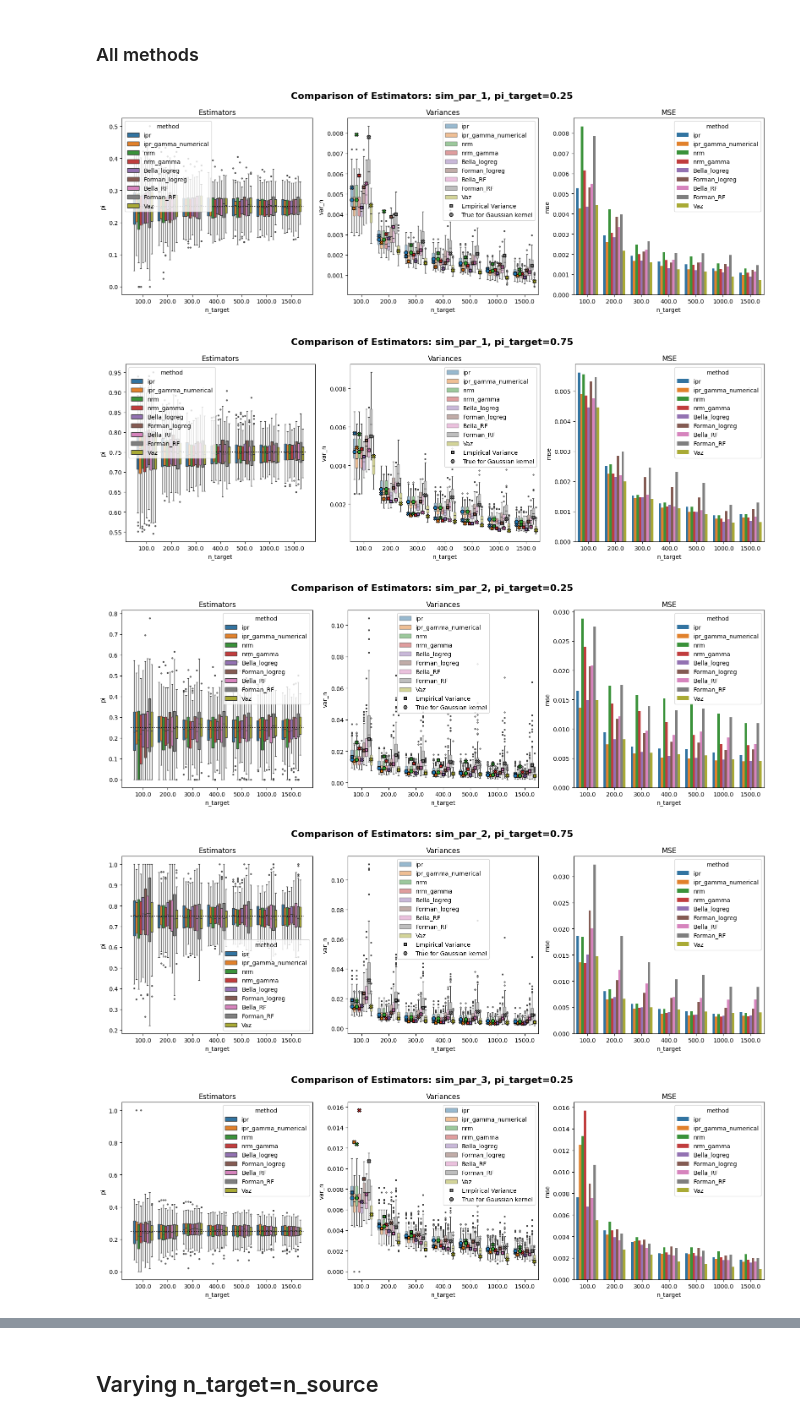
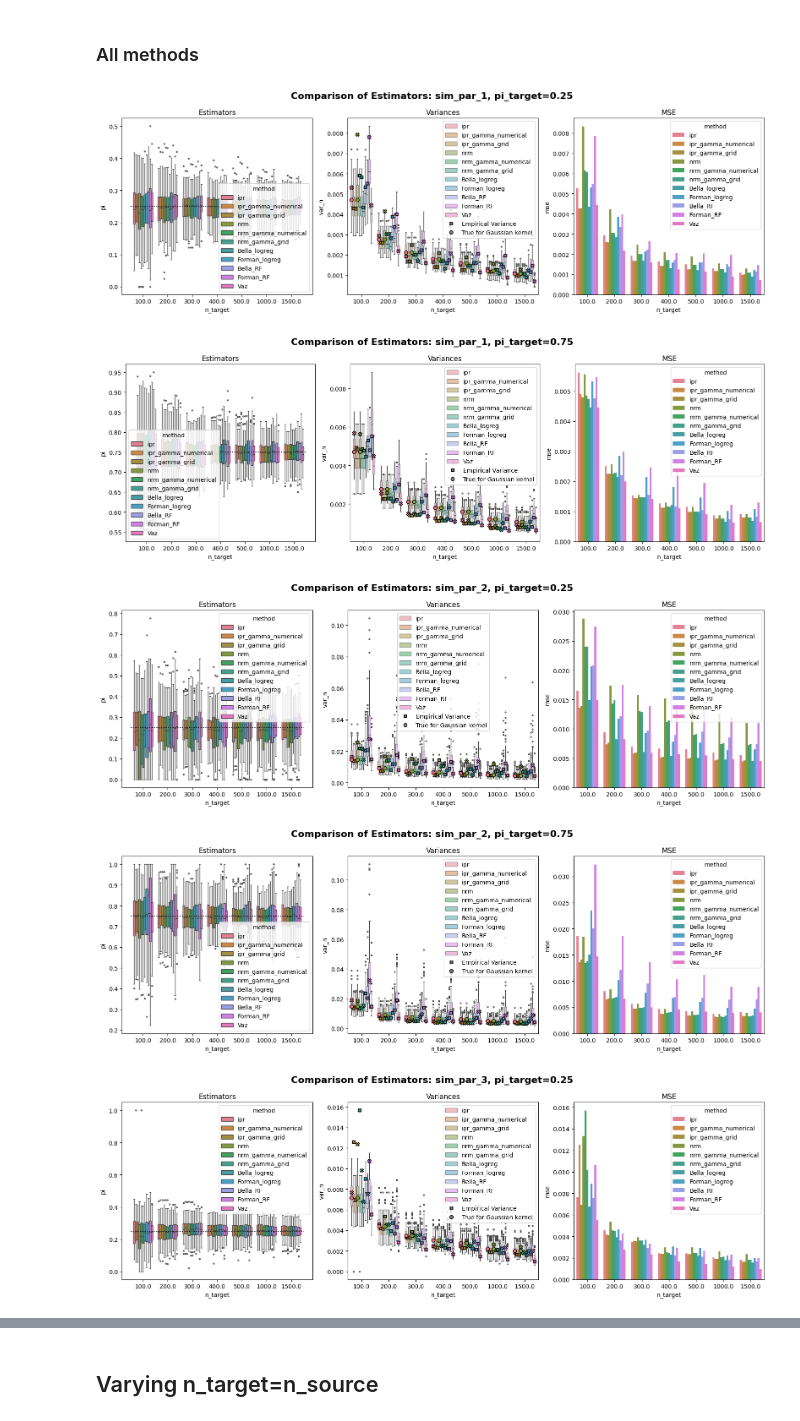
Before and after one commit to lazeckam/RHKS_label_shift, a Jupyter notebook: simulations/plot_figures_v2.ipynb, the cells around one changed output, grey strips where cells are left out. Cells and saved outputs as stored; diff of their text form; code cells hidden in the pictures.

```diff
--- a/simulations/plot_figures_v2.ipynb
+++ b/simulations/plot_figures_v2.ipynb
@@ -281,18 +281,20 @@ plot_coverage('sim_par_1', 0.25, '025')
 # %% [markdown]
 ### All methods
 # %%
-method_names = ['ipr', 'ipr_gamma_numerical', 'nrm', 'nrm_gamma', 'Bella_logreg', 'Forman_logreg', 'Bella_RF', 'Forman_RF', 'Vaz']
+method_names = ['ipr', 'ipr_gamma_numerical', 'ipr_gamma_grid',
+                'nrm', 'nrm_gamma_numerical', 'nrm_gamma_grid',
+                'Bella_logreg', 'Forman_logreg', 'Bella_RF', 'Forman_RF', 'Vaz']
 
 scen = ['sim_par_1','sim_par_1','sim_par_2','sim_par_2','sim_par_3','sim_par_3']
 pi_targets = [0.25, 0.75,0.25, 0.75,0.25, 0.75]
 pi_targets_names = ['025', '075','025', '075','025', '075']
 
 
 for i in range(6):
     plot_two_plots(scen[i], pi_targets[i], pi_targets_names[i])
 # %% [output]
-[figure, old version]
+[figure, new version]
-[figure, old version]
+[figure, new version]
-[figure, old version]
+[figure, new version]
-[figure, old version]
+[figure, new version]
-[figure, old version]
+[figure, new version]
```
Also changed, not shown: parts of 1 cell of this notebook.
